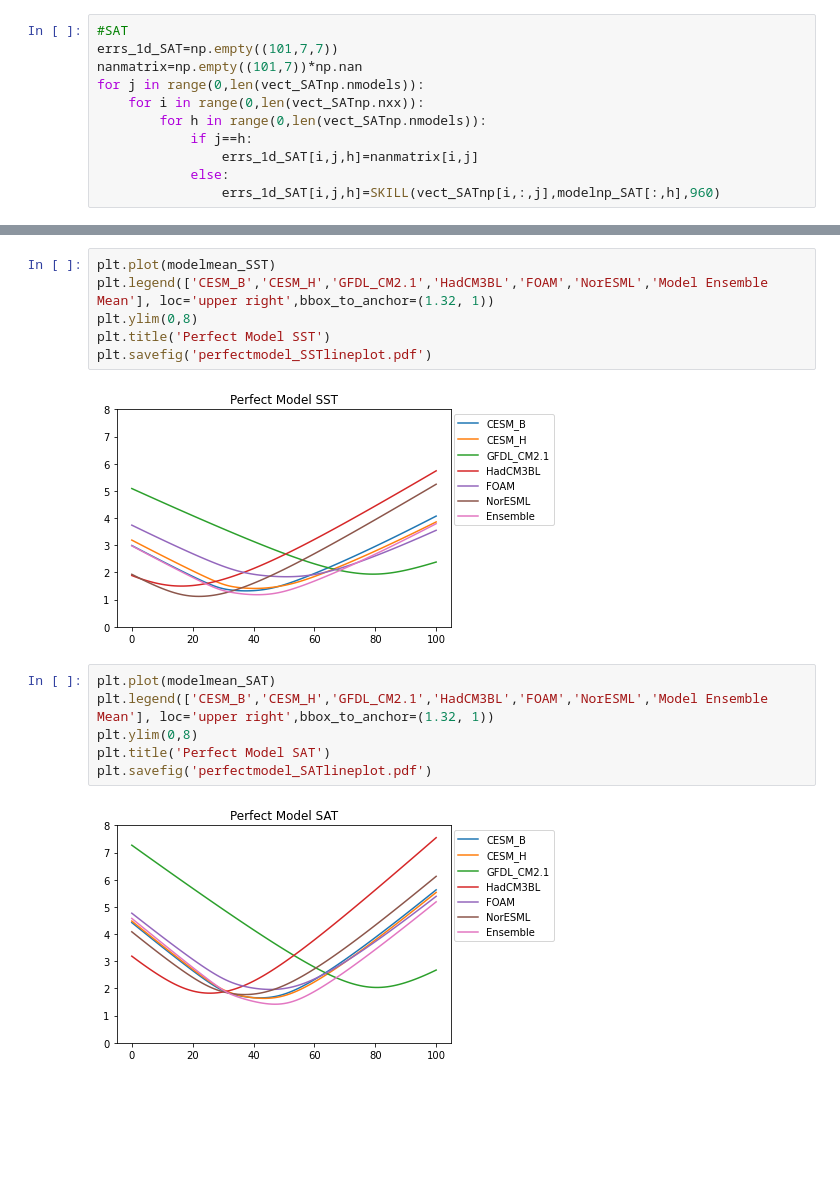
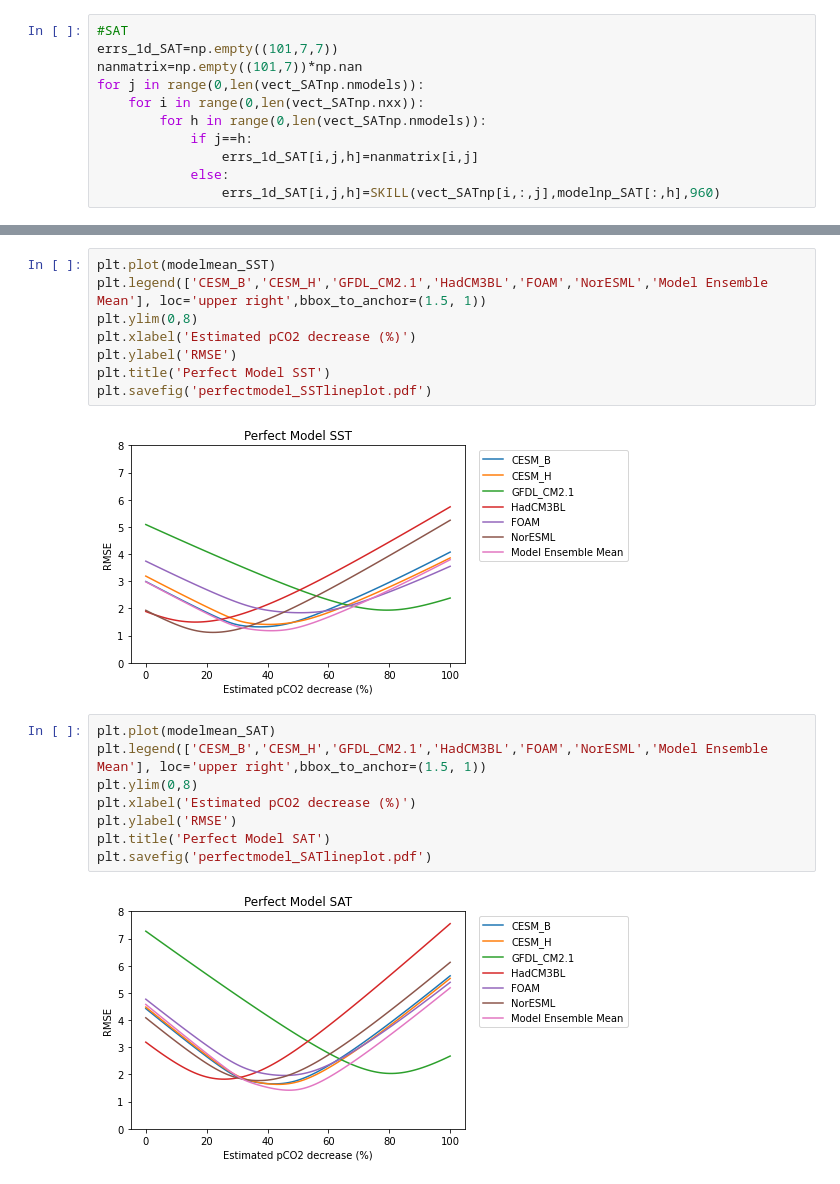
Before and after one commit to Ejtibbett/EOTproxymodel, a Jupyter notebook: EOTproxymodel_perfectmodel.ipynb, the cells around one changed output, grey strips where cells are left out. Drawn from its saved outputs; the diff is of its cells as text; blank space fills up the shorter version.

```diff
--- a/EOTproxymodel_perfectmodel.ipynb
+++ b/EOTproxymodel_perfectmodel.ipynb
@@ -887,16 +878,20 @@ plt.savefig('perfectmodel_SATcontour.pdf')
 # %%
 plt.plot(modelmean_SST)
-plt.legend(['CESM_B','CESM_H','GFDL_CM2.1','HadCM3BL','FOAM','NorESML','Model Ensemble Mean'], loc='upper right',bbox_to_anchor=(1.32, 1))
+plt.legend(['CESM_B','CESM_H','GFDL_CM2.1','HadCM3BL','FOAM','NorESML','Model Ensemble Mean'], loc='upper right',bbox_to_anchor=(1.5, 1))
 plt.ylim(0,8)
+plt.xlabel('Estimated pCO2 decrease (%)')
+plt.ylabel('RMSE')
 plt.title('Perfect Model SST')
 plt.savefig('perfectmodel_SSTlineplot.pdf')
 # %% [output]
-[figure, old version]
+[figure, new version]
 # %%
 plt.plot(modelmean_SAT)
-plt.legend(['CESM_B','CESM_H','GFDL_CM2.1','HadCM3BL','FOAM','NorESML','Model Ensemble Mean'], loc='upper right',bbox_to_anchor=(1.32, 1))
+plt.legend(['CESM_B','CESM_H','GFDL_CM2.1','HadCM3BL','FOAM','NorESML','Model Ensemble Mean'], loc='upper right',bbox_to_anchor=(1.5, 1))
 plt.ylim(0,8)
+plt.xlabel('Estimated pCO2 decrease (%)')
+plt.ylabel('RMSE')
 plt.title('Perfect Model SAT')
 plt.savefig('perfectmodel_SATlineplot.pdf')
 # %% [output]
-[figure, old version]
+[figure, new version]
```
Also changed, not shown: parts of 15 cells of this notebook, 2 other files.
